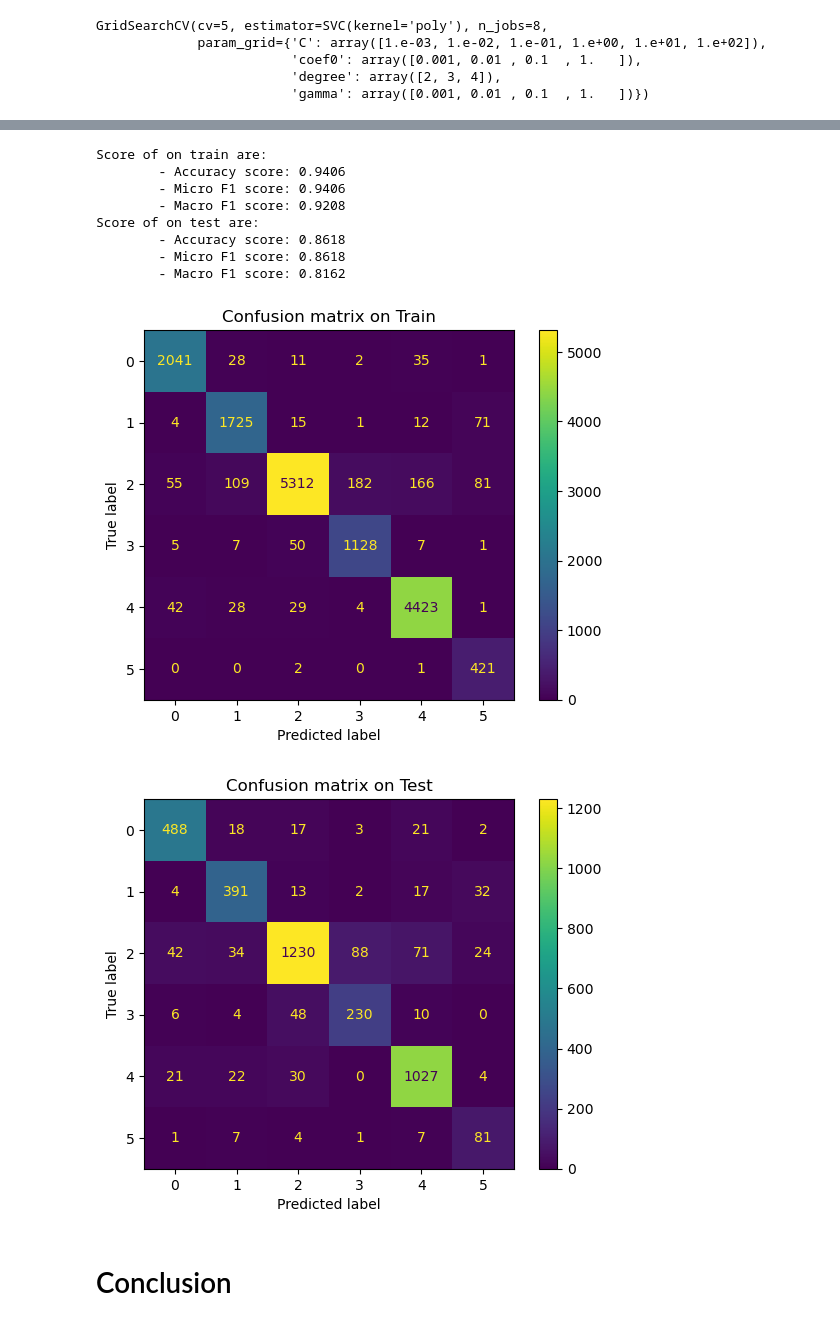
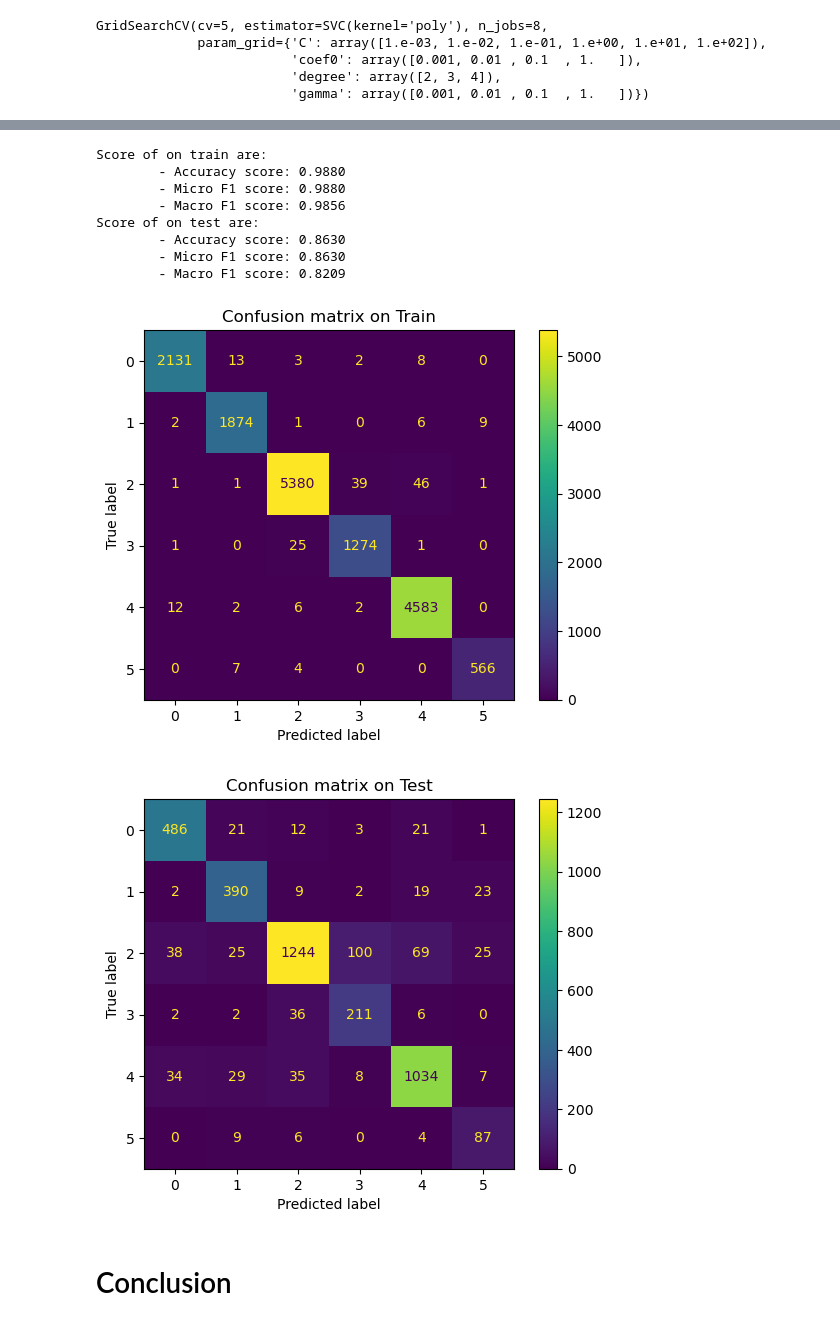
Before and after one commit to auphong2707/emotion-dectection-from-text, a Jupyter notebook: Support Vector Machine (SVM).ipynb, the cells around one changed output, grey strips where cells are left out. Saved outputs shown, nothing was run; the diff lists cells and outputs as text; code cells hidden in the pictures.

```diff
--- a/Support Vector Machine (SVM).ipynb
+++ b/Support Vector Machine (SVM).ipynb
@@ -267,5 +271,5 @@ SVC(C=60.0, gamma=0.0016681005372000592) 0.8571875
 # %%
-best_svm_rbf_model = SVC(C=60.0, gamma=0.0016681005372000592)
+best_svm_rbf_model = SVC(C=40.0, gamma=0.016681005372000592)
 best_svm_rbf_model.fit(X_train, y_train)
 evaluate_model(best_svm_rbf_model, X_train, X_test, y_train, y_test, include_training=True)
 # %% [output]
@@ -331,9 +333,9 @@ coef0 10.0
 coef0 100.0
 # %%
 dict_param = {
-    'C' : np.linspace(1, 100, 5),
-    'gamma': np.linspace(0.001, 0.01, 5),
-    'coef0': np.linspace(0.001, 1, 5)
+    'C' : np.linspace(0.1, 100, 5),
+    'gamma': np.linspace(0.01, 10, 5),
+    'coef0': np.linspace(0.001, 0.1, 5)
 }
 
 grid_search = GridSearchCV(SVC(kernel='sigmoid'), dict_param, cv = 5, n_jobs=8)
@@ -367,5 +375,5 @@ SVC(C=25.75, coef0=0.5005, gamma=0.0055000000000000005, kernel='sigmoid') 0.8581
 # %%
-best_svm_sig_model = SVC(C=25.75, coef0=0.5005, gamma=0.0055000000000000005, kernel='sigmoid')
+best_svm_sig_model = SVC(C=100.0, coef0=0.001, gamma=0.01, kernel='sigmoid')
 best_svm_sig_model.fit(X_train, y_train)
 evaluate_model(best_svm_sig_model, X_train, X_test, y_train, y_test, include_training=True)
 # %% [output]
@@ -430,9 +438,9 @@ coef0 0.001
 coef0 0.01
 # %%
 dict_param = {
-    'C' : np.linspace(10, 100, 4),
-    'gamma': np.linspace(0.001, 0.004, 4),
-    'coef0': np.linspace(0.7, 1, 4),
+    'C' : np.linspace(1, 100, 4),
+    'gamma': np.linspace(0.01, 1, 4),
+    'coef0': np.linspace(0.1, 1, 4),
     'degree': np.asarray([2, 3, 4])
 }
 
@@ -476,18 +484,18 @@ SVC(C=70.0, coef0=0.7999999999999999, gamma=0.001, kernel='poly') 0.858125
 # %%
-best_svm_poly_model = SVC(C=70.0, coef0=0.7999999999999999, gamma=0.001, kernel='poly')
+best_svm_poly_model = SVC(C=100.0, coef0=0.7, degree=2, gamma=0.01, kernel='poly')
 best_svm_poly_model.fit(X_train, y_train)
 evaluate_model(best_svm_poly_model, X_train, X_test, y_train, y_test, include_training=True)
 # %% [output]
 Score of on train are:
-        - Accuracy score: 0.9406
-        - Micro F1 score: 0.9406
-        - Macro F1 score: 0.9208
+        - Accuracy score: 0.9880
+        - Micro F1 score: 0.9880
+        - Macro F1 score: 0.9856
 Score of on test are:
-        - Accuracy score: 0.8618
-        - Micro F1 score: 0.8618
-        - Macro F1 score: 0.8162
+        - Accuracy score: 0.8630
+        - Micro F1 score: 0.8630
+        - Macro F1 score: 0.8209
-[figure, old version]
+[figure, new version]
-[figure, old version]
+[figure, new version]
 # %% [markdown]
 # Conclusion
 # %% [markdown]
```
Also changed, not shown: parts of 35 cells of this notebook, 1 other file.
